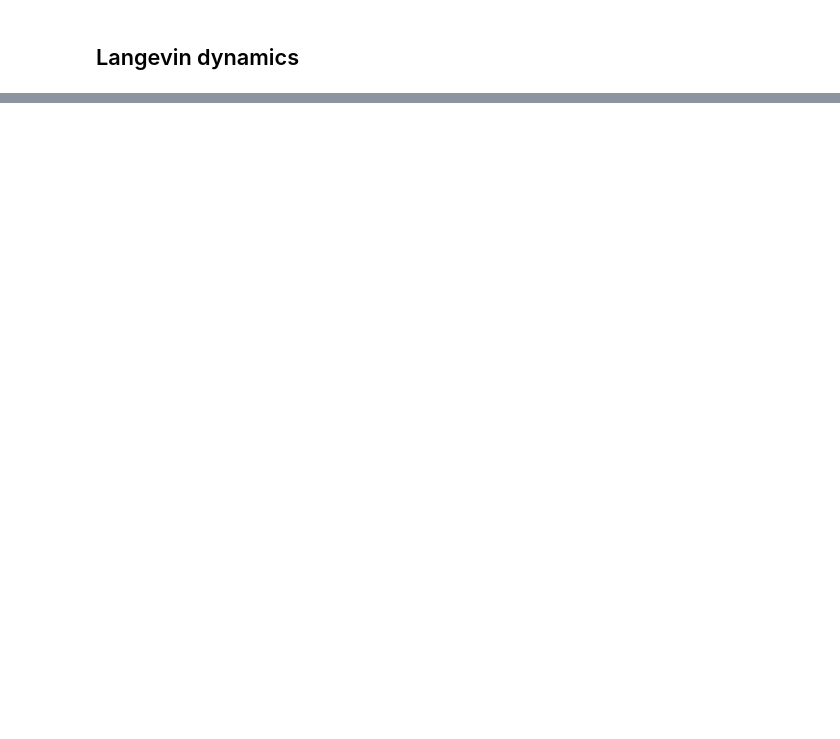
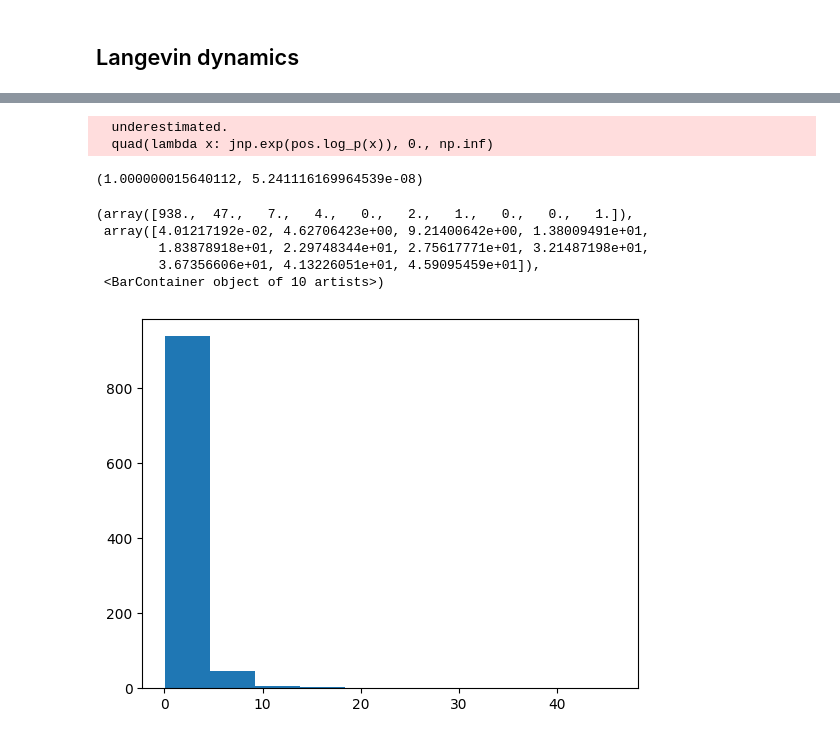
Before and after one commit to andleb/stats607, a Jupyter notebook: lectures/week7/ppl.ipynb, the cells around one changed output, grey strips where cells are left out. Saved outputs shown, nothing was run; the diff lists cells and outputs as text; code cells hidden in the pictures; blank space fills up the shorter version.

```diff
--- a/lectures/week7/ppl.ipynb
+++ b/lectures/week7/ppl.ipynb
@@ -328,0 +437,43 @@ TypeError: Only scalar arrays can be converted to Python scalars; got arr.ndim=1
+# %%
+from typing import NamedTuple, Callable
+
+class BaseDistr(NamedTuple):
+    sample: Callable
+    log_p: Callable
+
+class DumbNDE(NamedTuple):
+    base: BaseDistr
+    f: Callable
+    finv: Callable
+
+    def sample(self, key):
+        return self.f(self.base.sample(key))
+
+    def log_p(self, y):
+        x = self.finv(y)
+        J = jnp.atleast_2d(jax.jacfwd(self.f)(x))
+        _, ld = jnp.linalg.slogdet(J)
+        return base.log_p(x) - ld
+# %%
+base = BaseDistr(jax.random.normal, jax.scipy.stats.norm.logpdf)
+pos = DumbNDE(base, jnp.exp, jnp.log)
+
+from scipy.integrate import quad
+quad(lambda x: jnp.exp(pos.log_p(x)), 0., np.inf)
+# %% [output]
+  underestimated.
+  quad(lambda x: jnp.exp(pos.log_p(x)), 0., np.inf)
+(1.000000015640112, 5.241116169964539e-08)
+# %%
+base = BaseDistr(jax.random.normal, jax.scipy.stats.norm.logpdf)
+pos = DumbNDE(base, jnp.exp, jnp.log)
+# %%
+key = jax.random.PRNGKey(1)
+plt.hist(vmap(pos.sample)(jax.random.split(key, 1000)))
+# %% [output]
+(array([938.,  47.,   7.,   4.,   0.,   2.,   1.,   0.,   0.,   1.]),
+ array([4.01217192e-02, 4.62706423e+00, 9.21400642e+00, 1.38009491e+01,
+        1.83878918e+01, 2.29748344e+01, 2.75617771e+01, 3.21487198e+01,
+        3.67356606e+01, 4.13226051e+01, 4.59095459e+01]),
+ <BarContainer object of 10 artists>)
+[figure, added]
```
Also changed, not shown: parts of 70 cells of this notebook.
